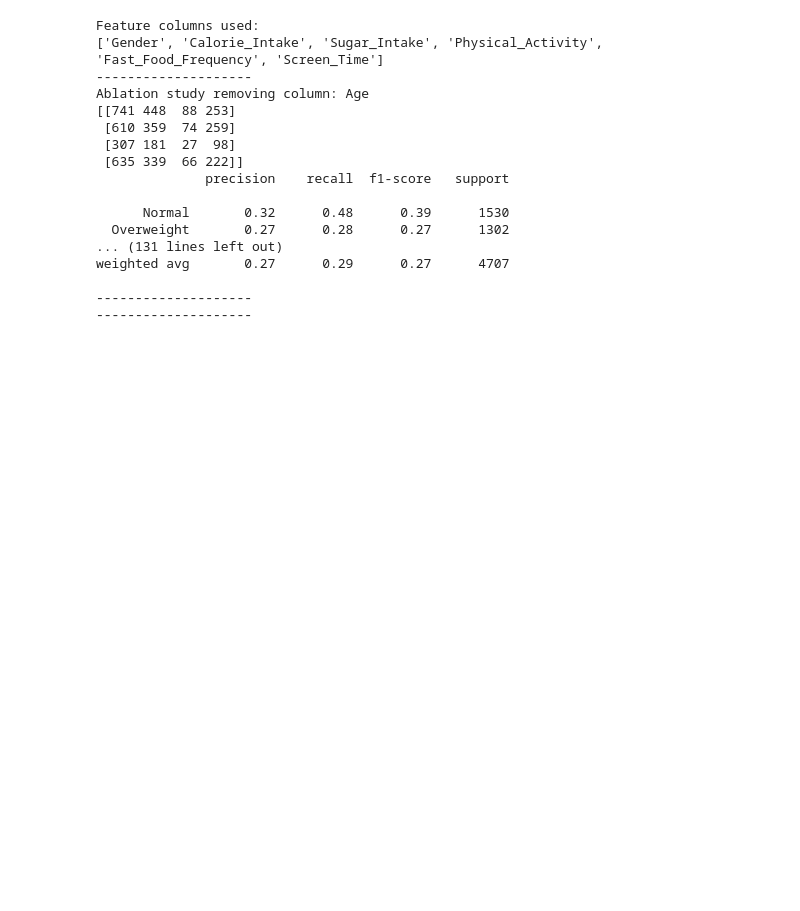
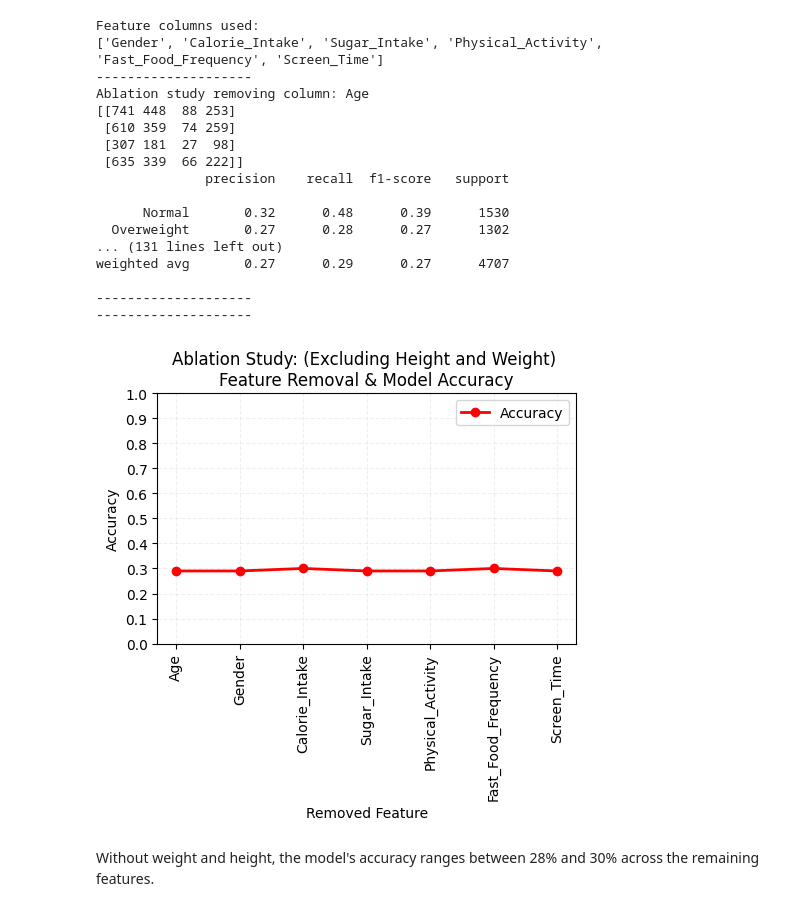
Before and after one commit to syedokun/HAD7001, a Jupyter notebook: Datathon_1/Datathon_1.ipynb, the cells around one changed output. Cells and saved outputs as stored; diff of their text form; code cells hidden in the pictures; blank space fills up the shorter version.

```diff
--- a/Datathon_1/Datathon_1.ipynb
+++ b/Datathon_1/Datathon_1.ipynb
@@ -440,6 +466,8 @@ weighted avg       0.26      0.28      0.26      4707
 ## 3. Ablation study removing Height and Weight
 # %%
 feature_columns = ['Age', 'Gender', 'Calorie_Intake', 'Sugar_Intake', 'Physical_Activity', 'Fast_Food_Frequency', 'Screen_Time']
+
+result = {}
 # %%
 for i in range(len(feature_columns)):
     temp_feature_columns = feature_columns[:i] + feature_columns[i+1:]
@@ -460,10 +488,13 @@ for i in range(len(feature_columns)):
     knn.fit(X_train, y_train)
 
     y_pred = knn.predict(X_test)
+    cls_rep = classification_report(y_test, y_pred, output_dict=True)
+
+    result[feature_columns[i]] = {'acc': accuracy_score(y_test, y_pred)}
 
     print(f"Ablation study removing column: {feature_columns[i]}")
     print(confusion_matrix(y_test, y_pred))
-    print(classification_report(y_test, y_pred))
+    print( classification_report(y_test, y_pred))
     print("-" * 20)
     print("-" * 20)
 # %% [output]
@@ -484,3 +515,22 @@ weighted avg       0.27      0.29      0.27      4707
 
 --------------------
 --------------------
+# %%
+features = list(result.keys())
+res_acc = [np.round(result[feature]['acc'],2) for feature in features]
+plt.figure(figsize=(5, 5))
+plt.plot(features, res_acc, marker='o', color='red', label="Accuracy", linewidth=2)
+plt.title("Ablation Study: (Excluding Height and Weight) \nFeature Removal & Model Accuracy")
+plt.xlabel("Removed Feature")
+plt.ylabel("Accuracy")
+plt.xticks(rotation=90)
+plt.grid(True, linestyle='--', alpha=0.2)
+plt.yticks(np.arange(0, 1.1, 0.1))
+plt.ylim(0, 1)
+plt.legend()
+plt.tight_layout()
+plt.show()
+# %% [output]
+[figure, added]
+# %% [markdown]
+Without weight and height, the model's accuracy ranges between 28% and 30% across the remaining features.
```
Also changed, not shown: parts of 8 cells of this notebook.
